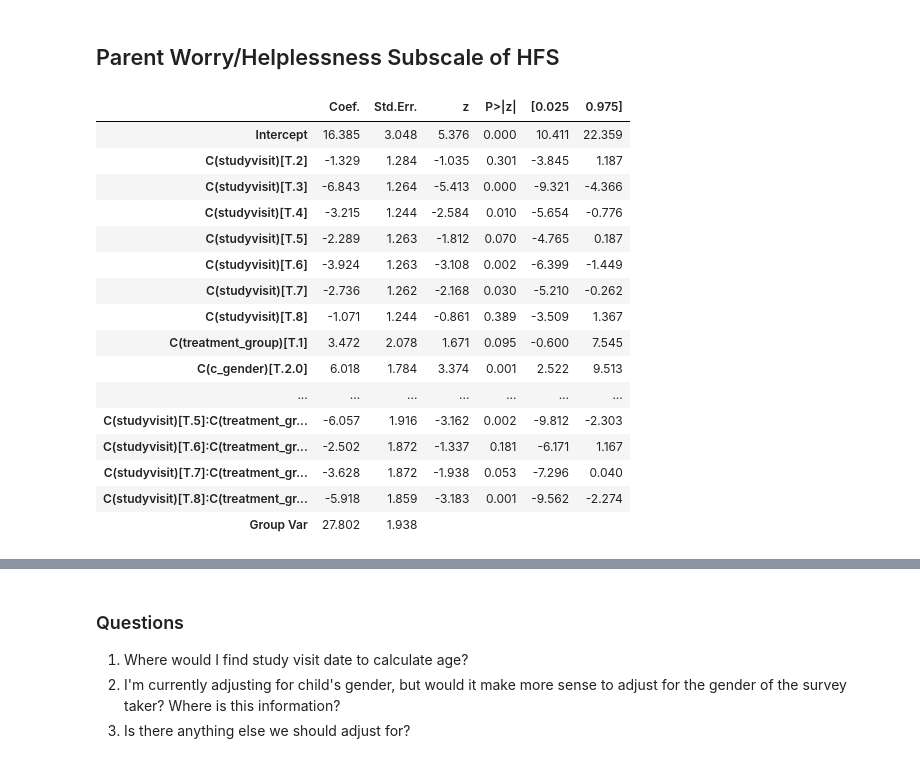
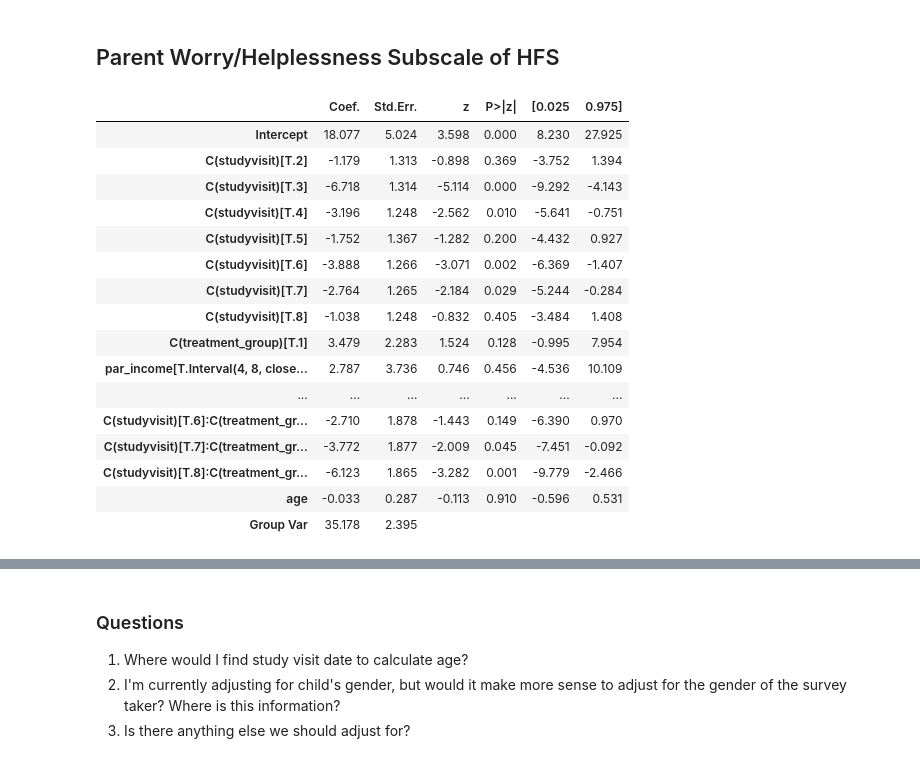
Before and after one commit to childhealthbiostatscore/BDC-Code, a Jupyter notebook: Kim Driscoll/Bring BG Down!/bbgd_mixed_models.ipynb, the cells around one changed output, grey strips where cells are left out. Cells and saved outputs as stored; diff of their text form; code cells hidden in the pictures.

```diff
--- a/Kim Driscoll/Bring BG Down!/bbgd_mixed_models.ipynb
+++ b/Kim Driscoll/Bring BG Down!/bbgd_mixed_models.ipynb
@@ -87,9 +85,16 @@ All four outcomes were evaluated using a linear mixed model with random intercep
 
 Income was split into three groups: Under \\$5K-\\$29,999 (reference group); \\$30K-\\$69,999 ("C(par_income)[T.Interval(4, 8, closed='right')]"); and \\$70K-\\$100K+ ("C(par_income)[T.Interval(8, 12, closed='right')]").
 # %%
-# Define adjustment variables
-adj_list = ["c_gender","par_income"]
-# Fill down
-df[adj_list] = df.groupby('participant_id')[adj_list].ffill()
-# Cut income into three levels
+# Import age information
+v1_dates = pd.read_csv(wd+'Data_Clean/v1_dates.csv',usecols=['ID','T1'])
+v1_dates.rename(columns={'ID':'participant_id','T1':'t1_date'},inplace=True)
+# Merge, convert to date
+df = df.merge(v1_dates,how='left',on='participant_id')
+df['t1_date']=pd.to_datetime(df['t1_date'], errors='coerce', format='%m/%d/%y')
+# Calculate age at T1
+df['c_dob']= pd.to_datetime(df['c_dob'], errors='coerce', format='%m/%d/%y')
+df['age']=df['t1_date']-df['c_dob']
+df['age']=[float(t.days)/365.25 for t in df['age']]
+# Cut income into three levels, fill down
+df['par_income'] = df.groupby('participant_id')['par_income'].ffill()
 df['par_income'] = pd.cut(df['par_income'],[0,4,8,12])
@@ -123,28 +130,29 @@ results_summary.tables[1]
 # %% [markdown]
 ## Parent Worry/Helplessness Subscale of HFS
 # %%
+from patsy import dmatrices
 # Fit a random intercept for each participant, adjusted for sex and income
-ri_mod = smf.mixedlm("p_helpless ~ C(studyvisit)*C(treatment_group)+C(c_gender)+C(par_income)",
+ri_mod = smf.mixedlm("p_helpless ~ C(studyvisit)*C(treatment_group)+par_income+age",
                      df, groups=df["participant_id"],missing = "drop")
 mdf = ri_mod.fit()
 results_summary = mdf.summary()
 results_summary.tables[1]
 # %% [output]
 |  | Coef. | Std.Err. | z | P>|z| | [0.025 | 0.975] |
-| Intercept | 16.385 | 3.048 | 5.376 | 0.000 | 10.411 | 22.359 |
-| C(studyvisit)[T.2] | -1.329 | 1.284 | -1.035 | 0.301 | -3.845 | 1.187 |
-| C(studyvisit)[T.3] | -6.843 | 1.264 | -5.413 | 0.000 | -9.321 | -4.366 |
-| C(studyvisit)[T.4] | -3.215 | 1.244 | -2.584 | 0.010 | -5.654 | -0.776 |
-| C(studyvisit)[T.5] | -2.289 | 1.263 | -1.812 | 0.070 | -4.765 | 0.187 |
-| C(studyvisit)[T.6] | -3.924 | 1.263 | -3.108 | 0.002 | -6.399 | -1.449 |
-| C(studyvisit)[T.7] | -2.736 | 1.262 | -2.168 | 0.030 | -5.210 | -0.262 |
-| C(studyvisit)[T.8] | -1.071 | 1.244 | -0.861 | 0.389 | -3.509 | 1.367 |
-| C(treatment_group)[T.1] | 3.472 | 2.078 | 1.671 | 0.095 | -0.600 | 7.545 |
-| C(c_gender)[T.2.0] | 6.018 | 1.784 | 3.374 | 0.001 | 2.522 | 9.513 |
+| Intercept | 18.077 | 5.024 | 3.598 | 0.000 | 8.230 | 27.925 |
+| C(studyvisit)[T.2] | -1.179 | 1.313 | -0.898 | 0.369 | -3.752 | 1.394 |
+| C(studyvisit)[T.3] | -6.718 | 1.314 | -5.114 | 0.000 | -9.292 | -4.143 |
+| C(studyvisit)[T.4] | -3.196 | 1.248 | -2.562 | 0.010 | -5.641 | -0.751 |
+| C(studyvisit)[T.5] | -1.752 | 1.367 | -1.282 | 0.200 | -4.432 | 0.927 |
+| C(studyvisit)[T.6] | -3.888 | 1.266 | -3.071 | 0.002 | -6.369 | -1.407 |
+| C(studyvisit)[T.7] | -2.764 | 1.265 | -2.184 | 0.029 | -5.244 | -0.284 |
+| C(studyvisit)[T.8] | -1.038 | 1.248 | -0.832 | 0.405 | -3.484 | 1.408 |
+| C(treatment_group)[T.1] | 3.479 | 2.283 | 1.524 | 0.128 | -0.995 | 7.954 |
+| par_income[T.Interval(4, 8, close... | 2.787 | 3.736 | 0.746 | 0.456 | -4.536 | 10.109 |
 | ... | ... | ... | ... | ... | ... | ... |
-| C(studyvisit)[T.5]:C(treatment_gr... | -6.057 | 1.916 | -3.162 | 0.002 | -9.812 | -2.303 |
-| C(studyvisit)[T.6]:C(treatment_gr... | -2.502 | 1.872 | -1.337 | 0.181 | -6.171 | 1.167 |
-| C(studyvisit)[T.7]:C(treatment_gr... | -3.628 | 1.872 | -1.938 | 0.053 | -7.296 | 0.040 |
-| C(studyvisit)[T.8]:C(treatment_gr... | -5.918 | 1.859 | -3.183 | 0.001 | -9.562 | -2.274 |
-| Group Var | 27.802 | 1.938 |  |  |  |  |
+| C(studyvisit)[T.6]:C(treatment_gr... | -2.710 | 1.878 | -1.443 | 0.149 | -6.390 | 0.970 |
+| C(studyvisit)[T.7]:C(treatment_gr... | -3.772 | 1.877 | -2.009 | 0.045 | -7.451 | -0.092 |
+| C(studyvisit)[T.8]:C(treatment_gr... | -6.123 | 1.865 | -3.282 | 0.001 | -9.779 | -2.466 |
+| age | -0.033 | 0.287 | -0.113 | 0.910 | -0.596 | 0.531 |
+| Group Var | 35.178 | 2.395 |  |  |  |  |
 # %% [markdown]
```
Also changed, not shown: parts of 13 cells of this notebook.
